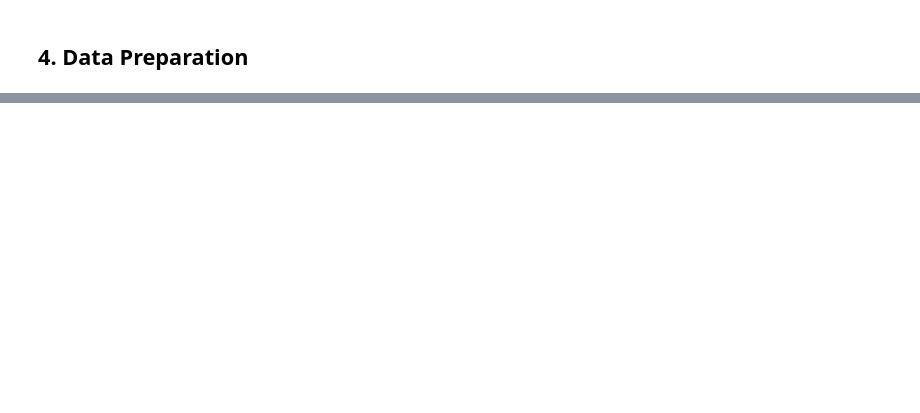
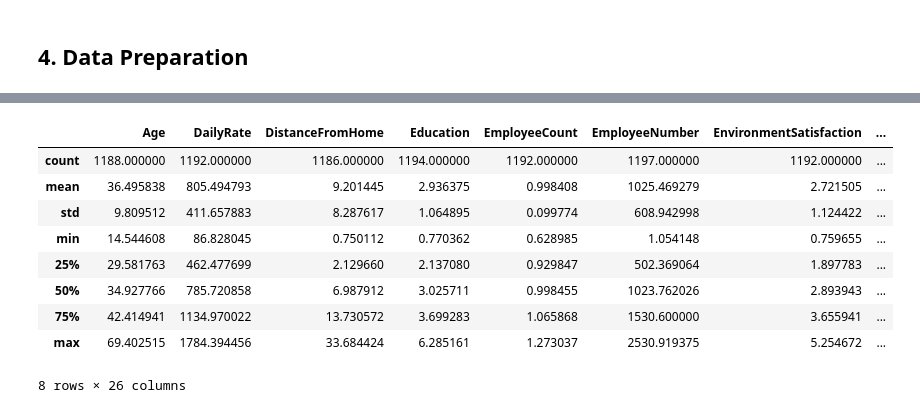
Before and after one commit to Lughaidh-w/Integrated_CA, a Jupyter notebook: Integrated CA2.ipynb, the cells around one changed output, grey strips where cells are left out. Cells and saved outputs as stored; diff of their text form; code cells hidden in the pictures; blank space fills up the shorter version.

```diff
--- a/Integrated CA2.ipynb
+++ b/Integrated CA2.ipynb
@@ -351,0 +450,13 @@ R-squared (R2): -0.019461074784556942
+# %%
+df1.describe()
+# %% [output]
+|  | Age | DailyRate | DistanceFromHome | Education | EmployeeCount | EmployeeNumber | EnvironmentSatisfaction | ... |
+| count | 1188.000000 | 1192.000000 | 1186.000000 | 1194.000000 | 1192.000000 | 1197.000000 | 1192.000000 | ... |
+| mean | 36.495838 | 805.494793 | 9.201445 | 2.936375 | 0.998408 | 1025.469279 | 2.721505 | ... |
+| std | 9.809512 | 411.657883 | 8.287617 | 1.064895 | 0.099774 | 608.942998 | 1.124422 | ... |
+| min | 14.544608 | 86.828045 | 0.750112 | 0.770362 | 0.628985 | 1.054148 | 0.759655 | ... |
+| 25% | 29.581763 | 462.477699 | 2.129660 | 2.137080 | 0.929847 | 502.369064 | 1.897783 | ... |
+| 50% | 34.927766 | 785.720858 | 6.987912 | 3.025711 | 0.998455 | 1023.762026 | 2.893943 | ... |
+| 75% | 42.414941 | 1134.970022 | 13.730572 | 3.699283 | 1.065868 | 1530.600000 | 3.655941 | ... |
+| max | 69.402515 | 1784.394456 | 33.684424 | 6.285161 | 1.273037 | 2530.919375 | 5.254672 | ... |
+8 rows × 26 columns
```
Also changed, not shown: parts of 19 cells of this notebook, 1 other file.
